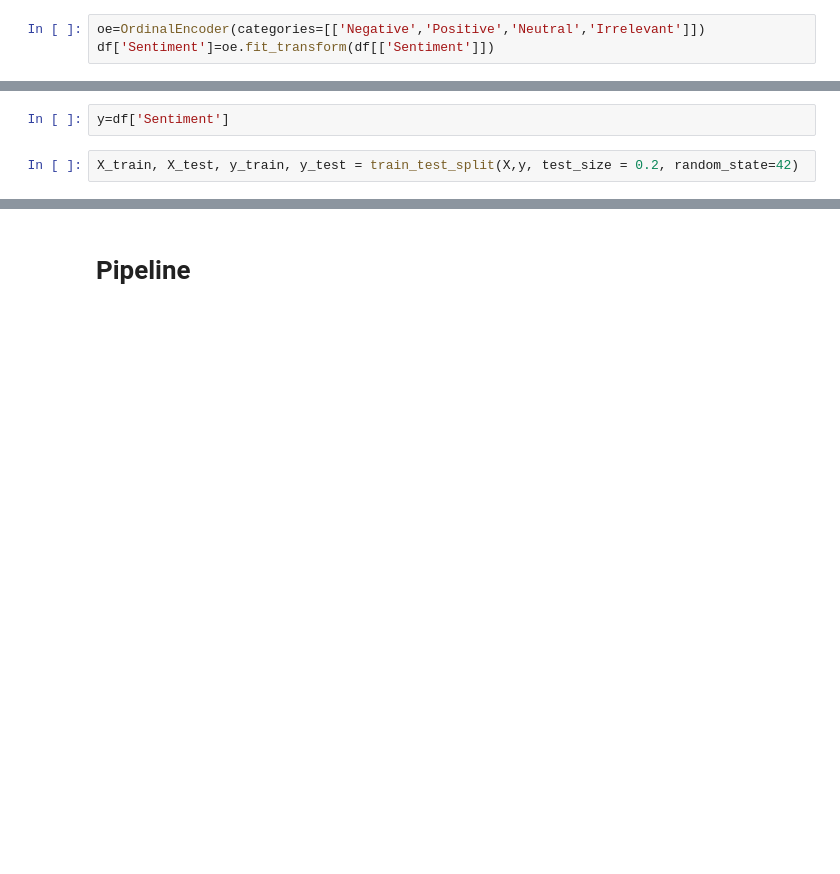
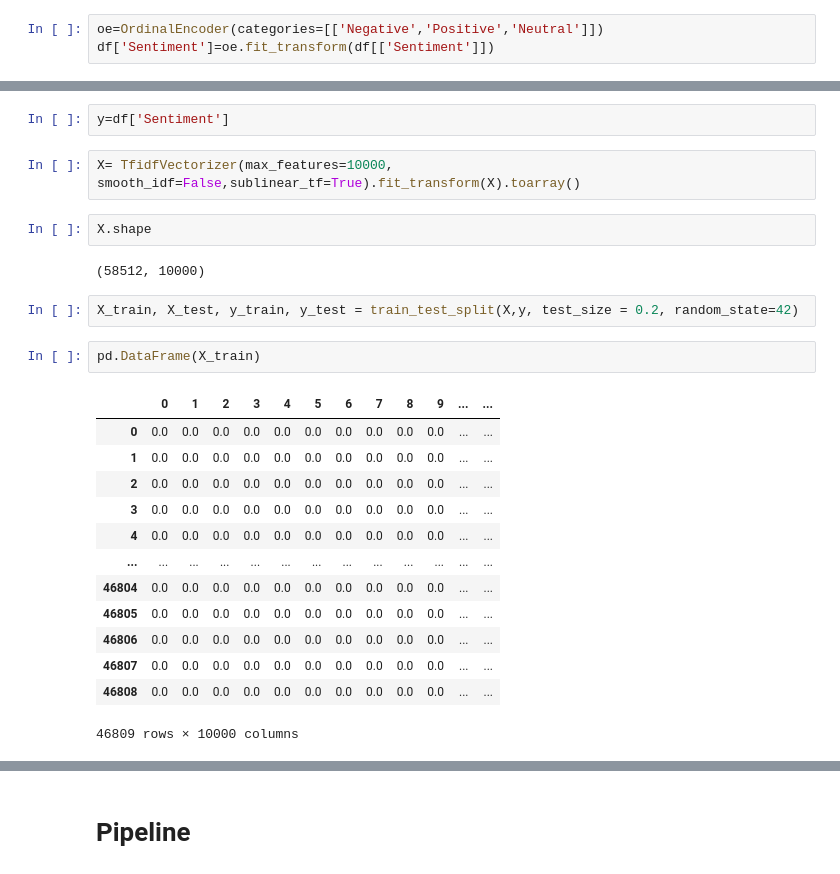
Before and after one commit to SOGeKING-NUL/Sentiment-Analysis-Twitter-, a Jupyter notebook: sentiment-analysis-twitter.ipynb, the cells around one changed output, grey strips where cells are left out. Cells and saved outputs as stored; diff of their text form; blank space fills up the shorter version.

```diff
--- a/sentiment-analysis-twitter.ipynb
+++ b/sentiment-analysis-twitter.ipynb
@@ -356,7 +364,7 @@ for SENTIMENT in df['Sentiment'].value_counts().index:
 # %% [markdown]
 # Enncoding Y
 # %%
-oe=OrdinalEncoder(categories=[['Negative','Positive','Neutral','Irrelevant']])
+oe=OrdinalEncoder(categories=[['Negative','Positive','Neutral']])
 df['Sentiment']=oe.fit_transform(df[['Sentiment']])
 # %%
 df['Sentiment'].value_counts()
@@ -379,8 +380,30 @@ df.sample(2)
 X=df['transformed_tweet']
 # %%
 y=df['Sentiment']
+# %%
+X= TfidfVectorizer(max_features=10000, smooth_idf=False,sublinear_tf=True).fit_transform(X).toarray()
+# %%
+X.shape
+# %% [output]
+(58512, 10000)
 # %%
 X_train, X_test, y_train, y_test = train_test_split(X,y, test_size = 0.2, random_state=42)
+# %%
+pd.DataFrame(X_train)
+# %% [output]
+|  | 0 | 1 | 2 | 3 | 4 | 5 | 6 | 7 | 8 | 9 | ... | ... |
+| 0 | 0.0 | 0.0 | 0.0 | 0.0 | 0.0 | 0.0 | 0.0 | 0.0 | 0.0 | 0.0 | ... | ... |
+| 1 | 0.0 | 0.0 | 0.0 | 0.0 | 0.0 | 0.0 | 0.0 | 0.0 | 0.0 | 0.0 | ... | ... |
+| 2 | 0.0 | 0.0 | 0.0 | 0.0 | 0.0 | 0.0 | 0.0 | 0.0 | 0.0 | 0.0 | ... | ... |
+| 3 | 0.0 | 0.0 | 0.0 | 0.0 | 0.0 | 0.0 | 0.0 | 0.0 | 0.0 | 0.0 | ... | ... |
+| 4 | 0.0 | 0.0 | 0.0 | 0.0 | 0.0 | 0.0 | 0.0 | 0.0 | 0.0 | 0.0 | ... | ... |
+| ... | ... | ... | ... | ... | ... | ... | ... | ... | ... | ... | ... | ... |
+| 46804 | 0.0 | 0.0 | 0.0 | 0.0 | 0.0 | 0.0 | 0.0 | 0.0 | 0.0 | 0.0 | ... | ... |
+| 46805 | 0.0 | 0.0 | 0.0 | 0.0 | 0.0 | 0.0 | 0.0 | 0.0 | 0.0 | 0.0 | ... | ... |
+| 46806 | 0.0 | 0.0 | 0.0 | 0.0 | 0.0 | 0.0 | 0.0 | 0.0 | 0.0 | 0.0 | ... | ... |
+| 46807 | 0.0 | 0.0 | 0.0 | 0.0 | 0.0 | 0.0 | 0.0 | 0.0 | 0.0 | 0.0 | ... | ... |
+| 46808 | 0.0 | 0.0 | 0.0 | 0.0 | 0.0 | 0.0 | 0.0 | 0.0 | 0.0 | 0.0 | ... | ... |
+46809 rows × 10000 columns
 # %%
 X_train
 # %% [output]
```
Also changed, not shown: parts of 52 cells of this notebook, 1 other file.
